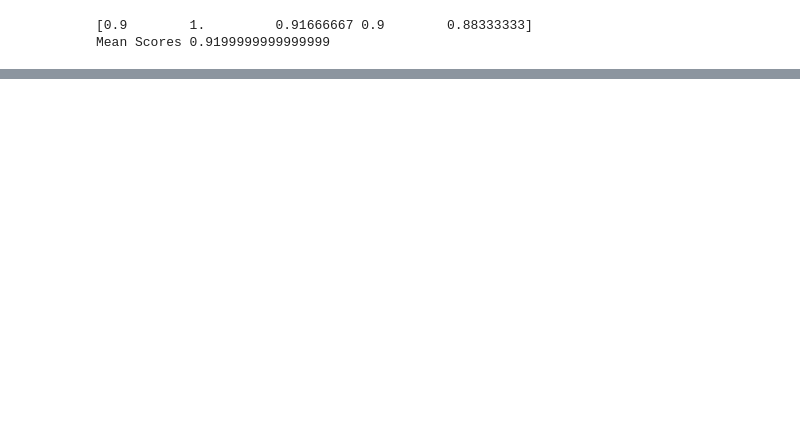
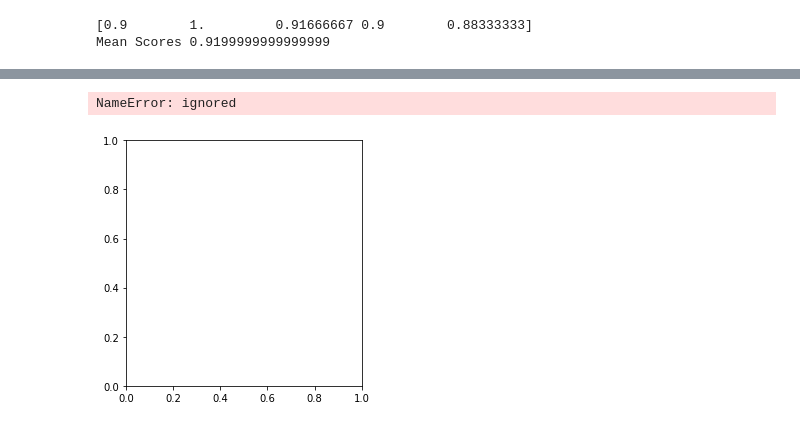
Before and after one commit to asheta66/CNN, a Jupyter notebook: Classification/SVM_ex1.ipynb, the cells around one changed output, grey strips where cells are left out. Saved outputs shown, nothing was run; the diff lists cells and outputs as text; code cells hidden in the pictures; blank space fills up the shorter version.

```diff
--- a/Classification/SVM_ex1.ipynb
+++ b/Classification/SVM_ex1.ipynb
@@ -65,0 +104,11 @@ Mean Scores 0.9199999999999999
+# %%
+import pandas as pd
+import seaborn as sns
+
+fig, axs = plt.subplots(figsize=(4, 4), tight_layout=True)
+cm_train = pd.DataFrame(cm1, range(2), range(2))
+sns.heatmap(cm_train, annot=True, cmap="YlGnBu")
+plt.show()
+# %% [output]
+NameError: ignored
+[figure, added]
```
Also changed, not shown: parts of 2 cells of this notebook.
